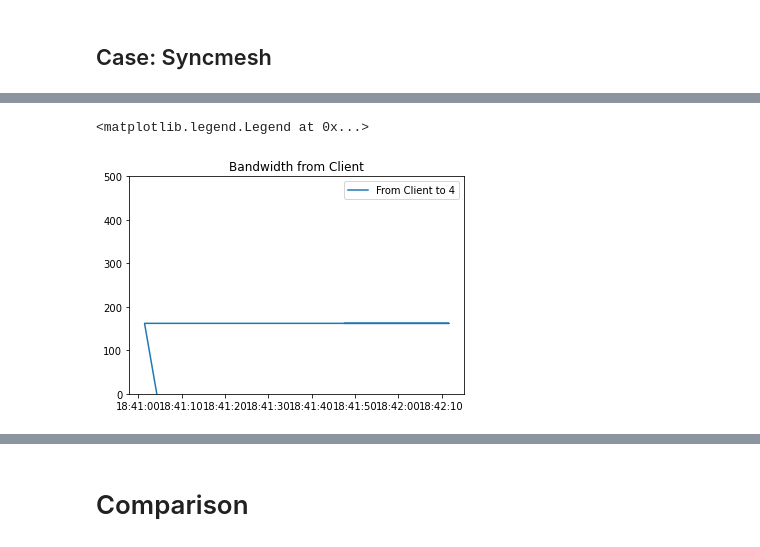
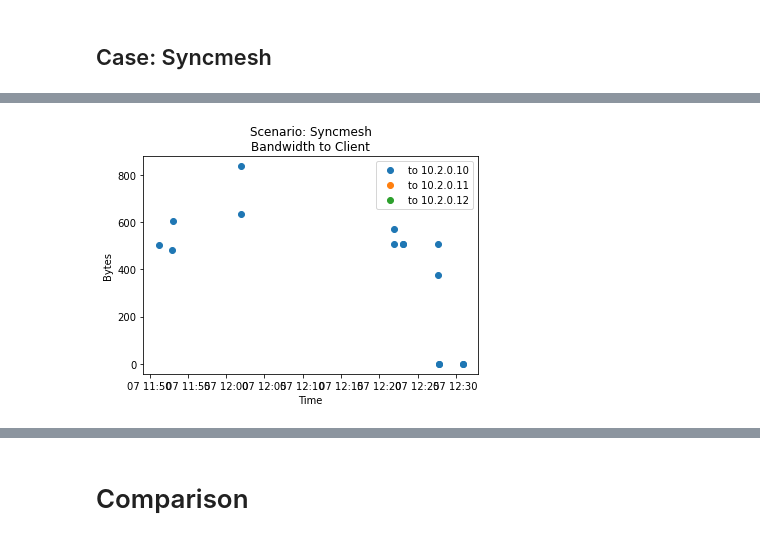
Before and after one commit to dos-group/syncmesh, a Jupyter notebook: evaluation/Main.ipynb, the cells around one changed output, grey strips where cells are left out. Saved outputs shown, nothing was run; the diff lists cells and outputs as text; code cells hidden in the pictures.

```diff
--- a/evaluation/Main.ipynb
+++ b/evaluation/Main.ipynb
@@ -106,18 +136,13 @@ Text(0.5, 1.0, 'Package Size Histogram for Client to 4')
-# %%
-columns = fromClient[["jsonPayload.bytes_sent"]]
-# create x data
-x_data = range(0, fromClient.shape[0])
-# create figure and axis
-fig, ax = plt.subplots()
-ax.set_ylim(0,500)
-# plot each column
-# fromClientTo4.groupby(fromClientTo4["timestamp"].dt.minute)["jsonPayload.bytes_sent"].mean().plot(
-#     kind='bar', rot=0, ax=ax
-# )
-ax.plot(fromClientTo4["timestamp"], fromClientTo4["jsonPayload.bytes_sent"], label="From Client to 4")
-# set title and legend
-ax.set_title('Bandwidth from Client')
-ax.legend()
-# %% [output]
-<matplotlib.legend.Legend at 0x...>
-[figure, removed]
+# %%
+fig, ax = plt.subplots()
+# ax.set_ylim(0,500)
+for key in fromClientDataset:
+    ax.plot(fromClientDataset[key]["timestamp"], fromClientDataset[key]["jsonPayload.bytes_sent"], label="to " + key, marker='o', linestyle='None')
+# set title and legend
+ax.set_title('Scenario: Syncmesh\nBandwidth to Client')
+ax.set_ylabel("Bytes")
+ax.set_xlabel("Time")
+ax.legend()
+fig.savefig("out/bandwidth_from_client.png")
+# %% [output]
+[figure, added]
```
Also changed, not shown: parts of 10 cells of this notebook.
